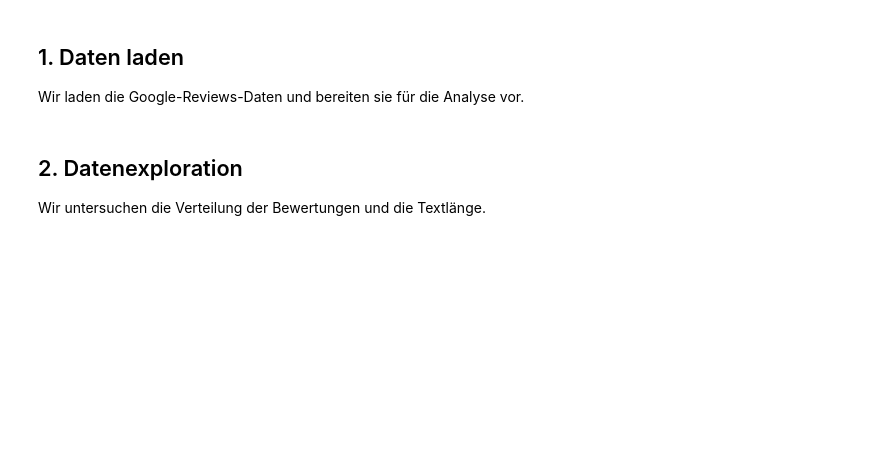
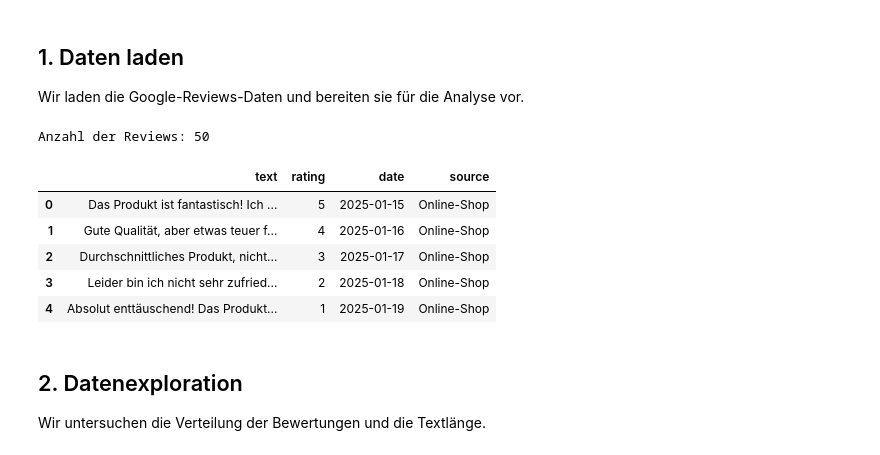
Before and after one commit to VladiC0de/Feedback-AI, a Jupyter notebook: notebooks/sentiment_analysis_exploration.ipynb, the cells around one changed output. Drawn from its saved outputs; the diff is of its cells as text; code cells hidden in the pictures; blank space fills up the shorter version.

```diff
--- a/notebooks/sentiment_analysis_exploration.ipynb
+++ b/notebooks/sentiment_analysis_exploration.ipynb
@@ -21,13 +21,21 @@ Wir laden die Google-Reviews-Daten und bereiten sie für die Analyse vor.
 # %%
 # Daten laden
 try:
-    df = pd.read_csv('../data/google_reviews.csv', encoding='utf-8')
+    df = pd.read_csv('../data/customer_reviews.csv', encoding='utf-8')
 except UnicodeDecodeError:
-    df = pd.read_csv('../data/google_reviews.csv', encoding='latin-1')
+    df = pd.read_csv('../data/customer_reviews.csv', encoding='latin-1')
 
 # Daten anzeigen
 print(f"Anzahl der Reviews: {len(df)}")
 df.head()
+# %% [output]
+Anzahl der Reviews: 50
+|  | text | rating | date | source |
+| 0 | Das Produkt ist fantastisch! Ich ... | 5 | 2025-01-15 | Online-Shop |
+| 1 | Gute Qualität, aber etwas teuer f... | 4 | 2025-01-16 | Online-Shop |
+| 2 | Durchschnittliches Produkt, nicht... | 3 | 2025-01-17 | Online-Shop |
+| 3 | Leider bin ich nicht sehr zufried... | 2 | 2025-01-18 | Online-Shop |
+| 4 | Absolut enttäuschend! Das Produkt... | 1 | 2025-01-19 | Online-Shop |
 # %% [markdown]
 ## 2. Datenexploration
 
```
Also changed, not shown: parts of 5 cells of this notebook, 2 other files.
